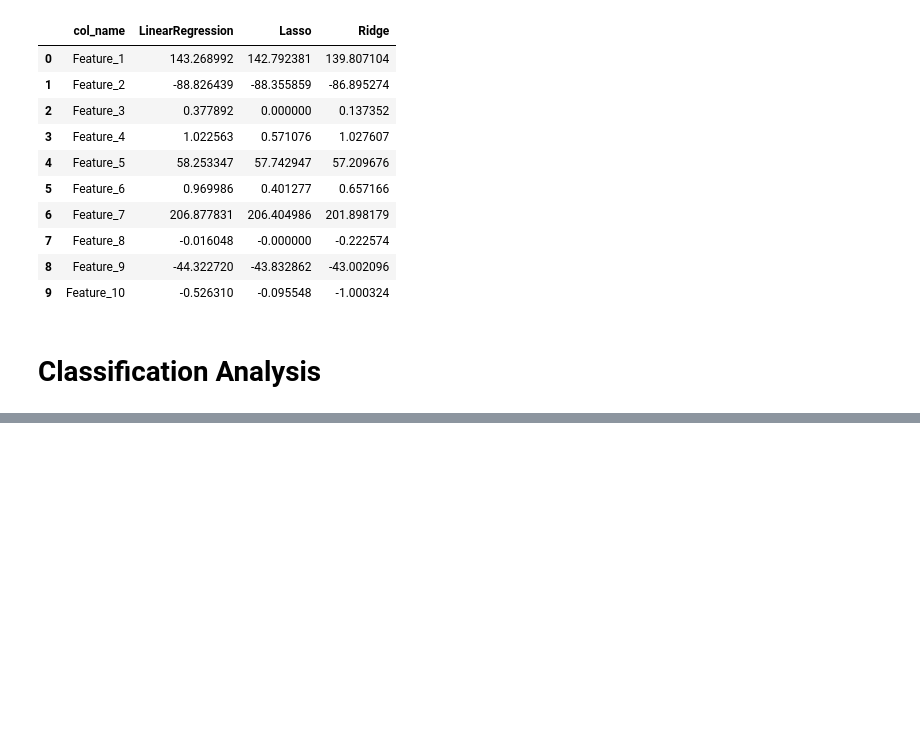
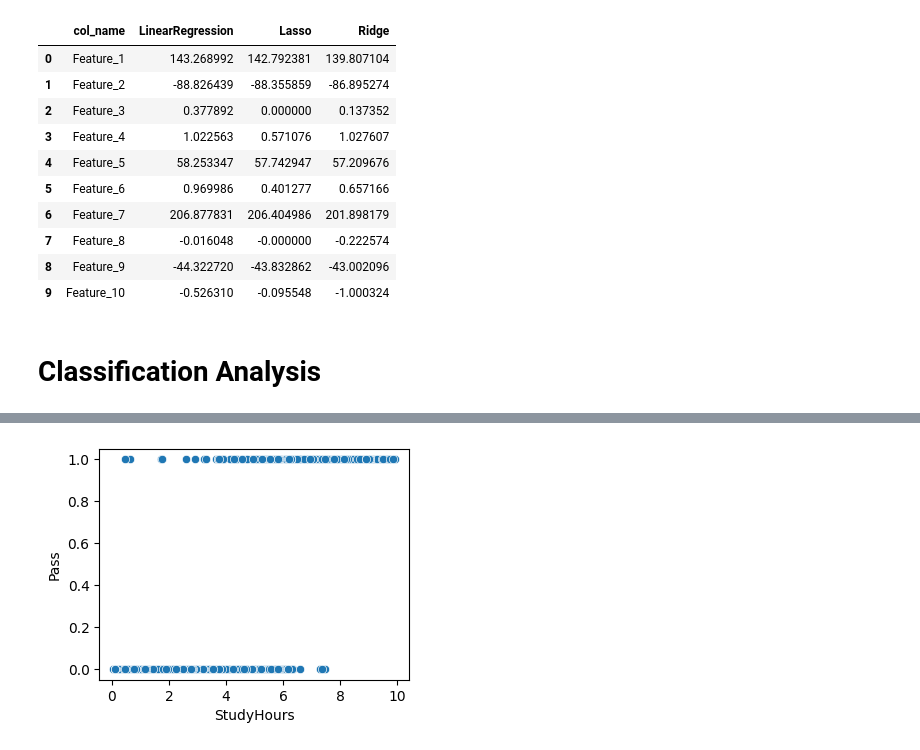
Before and after one commit to Haroon1056/Machine-Learning-Notes, a Jupyter notebook: machine learning.ipynb, the cells around one changed output, grey strips where cells are left out. Cells and saved outputs as stored; diff of their text form; code cells hidden in the pictures; blank space fills up the shorter version.

```diff
--- a/machine learning.ipynb
+++ b/machine learning.ipynb
@@ -580,0 +581,2 @@ df
+# %%
+sp_dataset = pd.read_csv("logistic_regression_student_pass_dataset.csv")
@@ -580,0 +616,6 @@ df
+# %%
+plt.figure(figsize=(4,3))
+sns.scatterplot(x="StudyHours", y="Pass", data=sp_dataset)
+plt.show()
+# %% [output]
+[figure, added]
```
Also changed, not shown: parts of 73 cells of this notebook, 5 other files.
